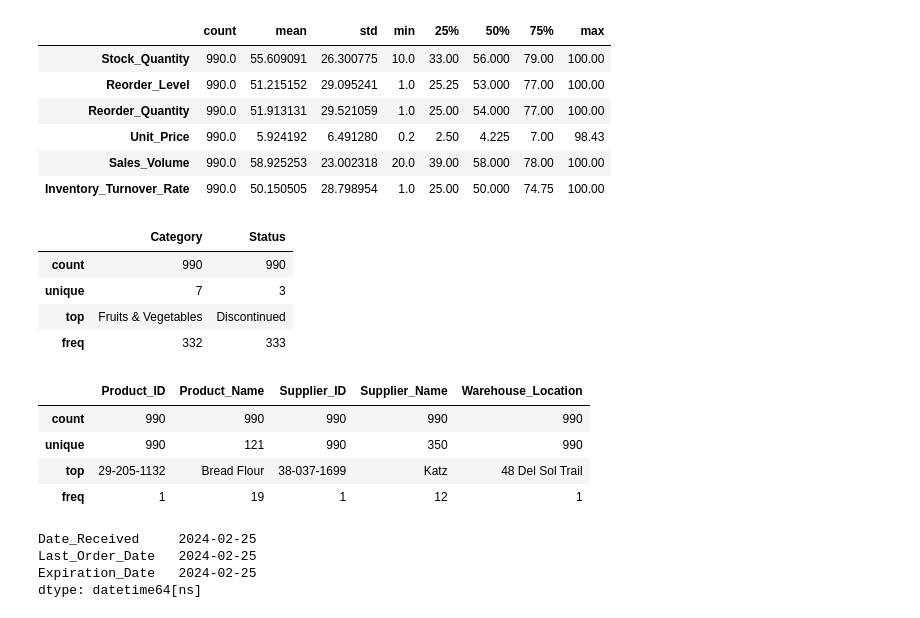
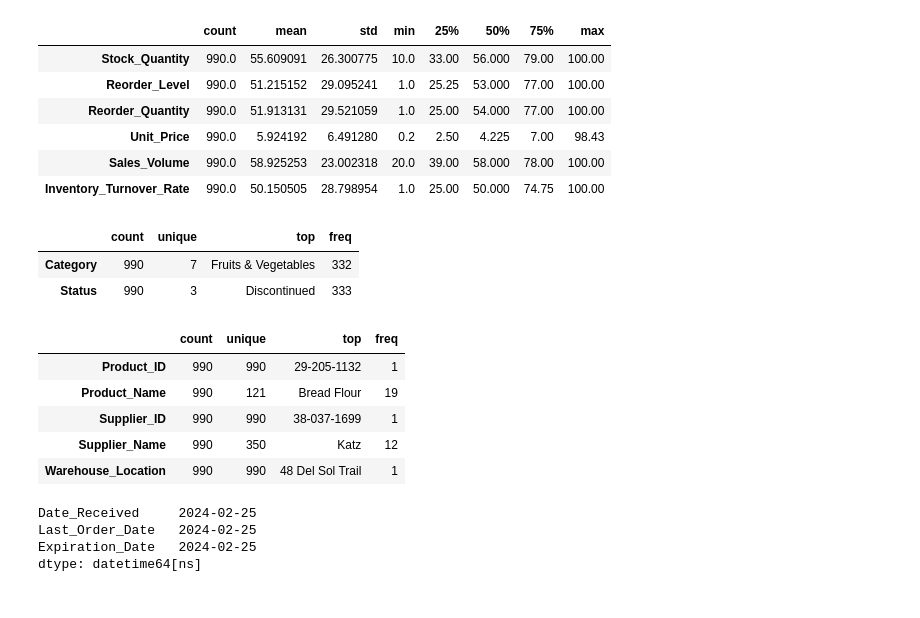
Before and after one commit to rbalbinotti/smart-supply-chain-ai, a Jupyter notebook: notebooks/01-mod_demand_inventory.ipynb, the cells around one changed output. Cells and saved outputs as stored; diff of their text form; code cells hidden in the pictures.

```diff
--- a/notebooks/01-mod_demand_inventory.ipynb
+++ b/notebooks/01-mod_demand_inventory.ipynb
@@ -148,22 +148,21 @@ df.describe(exclude=['datetime', 'object', 'category']).T
 | Inventory_Turnover_Rate | 990.0 | 50.150505 | 28.798954 | 1.0 | 25.00 | 50.000 | 74.75 | 100.00 |
 # %%
 # Statistics for Categorical columns
-df.describe(include=['category'])
+df.describe(include=['category']).T
 # %% [output]
-|  | Category | Status |
-| count | 990 | 990 |
-| unique | 7 | 3 |
-| top | Fruits & Vegetables | Discontinued |
-| freq | 332 | 333 |
+|  | count | unique | top | freq |
+| Category | 990 | 7 | Fruits & Vegetables | 332 |
+| Status | 990 | 3 | Discontinued | 333 |
 # %%
 # Statistics for String columns
-df.describe(include=['object'])
+df.describe(include=['object']).T
 # %% [output]
-|  | Product_ID | Product_Name | Supplier_ID | Supplier_Name | Warehouse_Location |
-| count | 990 | 990 | 990 | 990 | 990 |
-| unique | 990 | 121 | 990 | 350 | 990 |
-| top | 29-205-1132 | Bread Flour | 38-037-1699 | Katz | 48 Del Sol Trail |
-| freq | 1 | 19 | 1 | 12 | 1 |
+|  | count | unique | top | freq |
+| Product_ID | 990 | 990 | 29-205-1132 | 1 |
+| Product_Name | 990 | 121 | Bread Flour | 19 |
+| Supplier_ID | 990 | 990 | 38-037-1699 | 1 |
+| Supplier_Name | 990 | 350 | Katz | 12 |
+| Warehouse_Location | 990 | 990 | 48 Del Sol Trail | 1 |
 # %%
 # Display the minimum date for each column
 df[['Date_Received', 'Last_Order_Date', 'Expiration_Date']].min()
```
Also changed, not shown: parts of 20 cells of this notebook, 3 other files.
